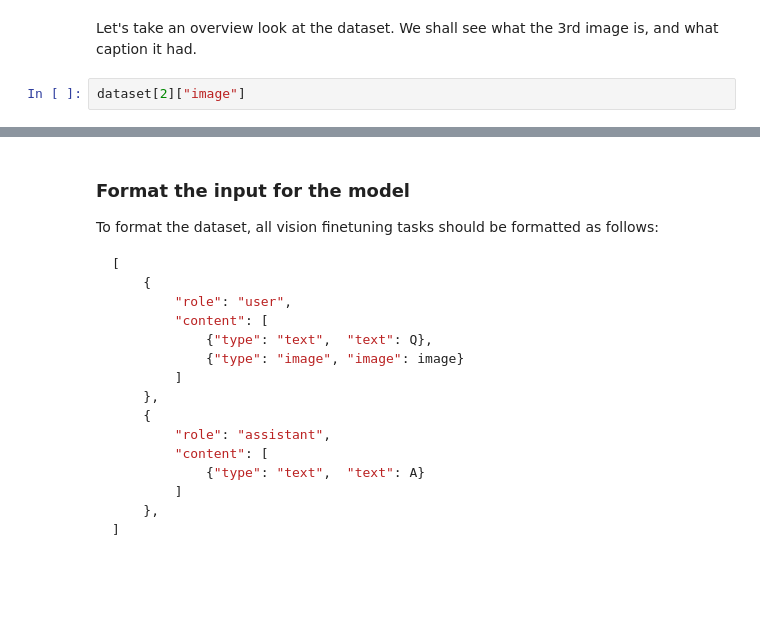
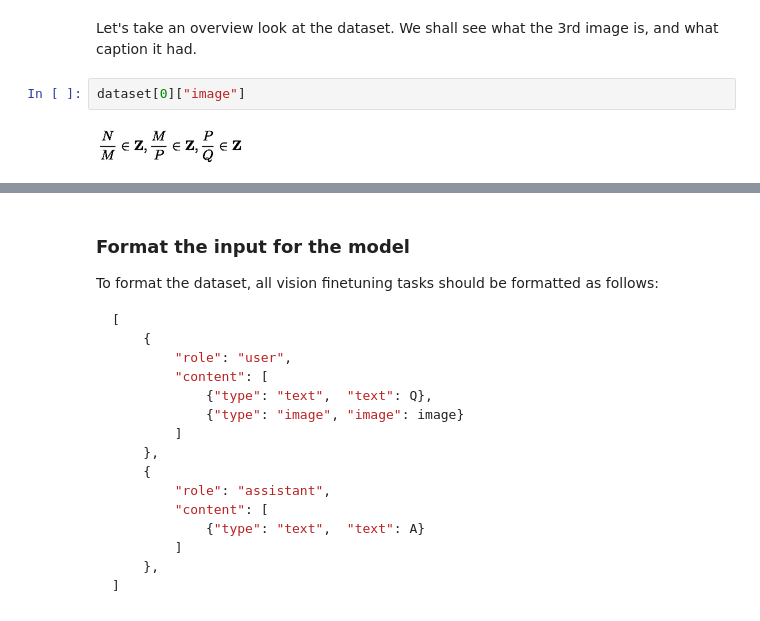
Before and after one commit to MarioProjects/NLPJourney, a Jupyter notebook: unsloth/vlm_handtolatext.ipynb, the cells around one changed output, grey strips where cells are left out. Cells and saved outputs as stored; diff of their text form; blank space fills up the shorter version.

```diff
--- a/unsloth/vlm_handtolatext.ipynb
+++ b/unsloth/vlm_handtolatext.ipynb
@@ -60,6 +74,8 @@ dataset
 # %% [markdown]
 Let's take an overview look at the dataset. We shall see what the 3rd image is, and what caption it had.
 # %%
-dataset[2]["image"]
+dataset[0]["image"]
+# %% [output]
+[figure, added]
 # %%
 # We can render the LaTeX in the browser directly!
```
Also changed, not shown: parts of 25 cells of this notebook, 1 other file.
